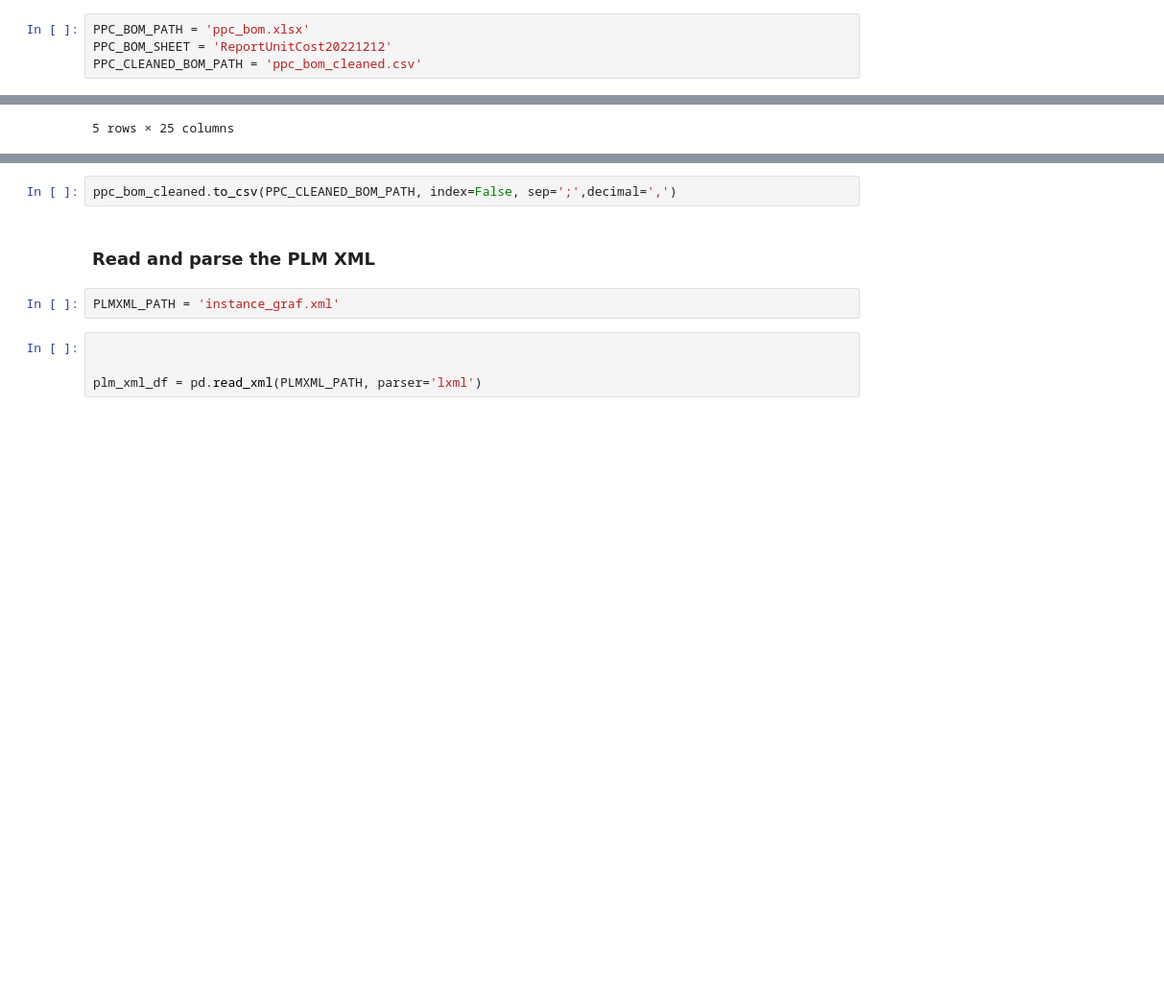
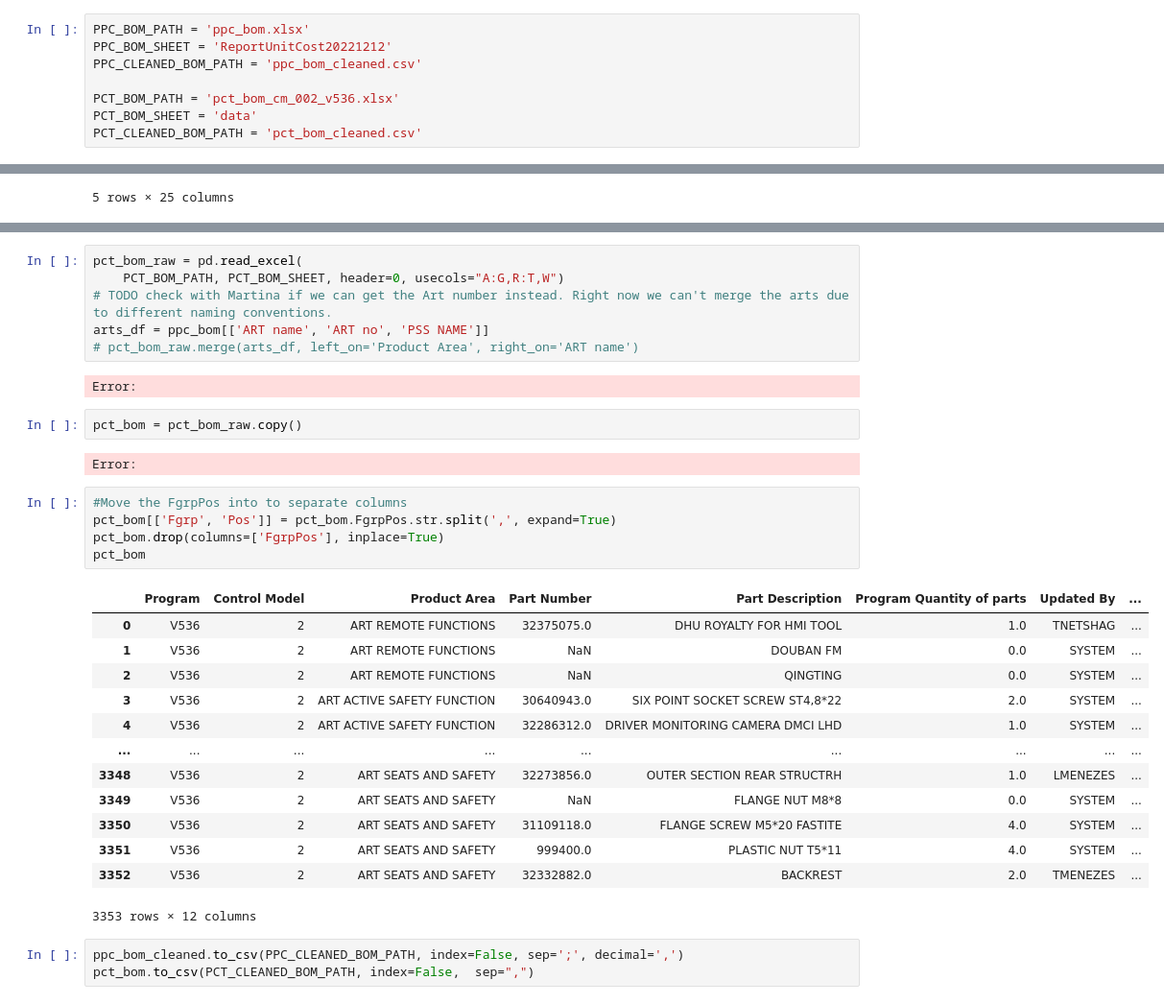
Before and after one commit to MartinIsaksson/bom_parser, a Jupyter notebook: ppc_parser.ipynb, the cells around one changed output, grey strips where cells are left out. Shown at 96% size. Saved outputs shown, nothing was run; the diff lists cells and outputs as text; blank space fills up the shorter version.

```diff
--- a/ppc_parser.ipynb
+++ b/ppc_parser.ipynb
@@ -22,3 +19,7 @@ from collections import defaultdict
 PPC_BOM_PATH = 'ppc_bom.xlsx'
 PPC_BOM_SHEET = 'ReportUnitCost20221212'
 PPC_CLEANED_BOM_PATH = 'ppc_bom_cleaned.csv'
+
+PCT_BOM_PATH = 'pct_bom_cm_002_v536.xlsx'
+PCT_BOM_SHEET = 'data'
+PCT_CLEANED_BOM_PATH = 'pct_bom_cleaned.csv'
@@ -105,10 +189,34 @@ ppc_bom_cleaned.head()
+# %%
+pct_bom_raw = pd.read_excel(
+    PCT_BOM_PATH, PCT_BOM_SHEET, header=0, usecols="A:G,R:T,W")
+# TODO check with Martina if we can get the Art number instead. Right now we can't merge the arts due to different naming conventions.
+arts_df = ppc_bom[['ART name', 'ART no', 'PSS NAME']]
+# pct_bom_raw.merge(arts_df, left_on='Product Area', right_on='ART name')
+# %% [output]
+Error:
+# %%
+pct_bom = pct_bom_raw.copy()
+# %% [output]
+Error:
+# %%
+#Move the FgrpPos into to separate columns
+pct_bom[['Fgrp', 'Pos']] = pct_bom.FgrpPos.str.split(',', expand=True)
+pct_bom.drop(columns=['FgrpPos'], inplace=True)
+pct_bom
+# %% [output]
+|  | Program | Control Model | Product Area | Part Number | Part Description | Program Quantity of parts | Updated By | ... |
+| 0 | V536 | 2 | ART REMOTE FUNCTIONS | 32375075.0 | DHU ROYALTY FOR HMI TOOL | 1.0 | TNETSHAG | ... |
+| 1 | V536 | 2 | ART REMOTE FUNCTIONS | NaN | DOUBAN FM | 0.0 | SYSTEM | ... |
+| 2 | V536 | 2 | ART REMOTE FUNCTIONS | NaN | QINGTING | 0.0 | SYSTEM | ... |
+| 3 | V536 | 2 | ART ACTIVE SAFETY FUNCTION | 30640943.0 | SIX POINT SOCKET SCREW ST4,8*22 | 2.0 | SYSTEM | ... |
+| 4 | V536 | 2 | ART ACTIVE SAFETY FUNCTION | 32286312.0 | DRIVER MONITORING CAMERA DMCI LHD | 1.0 | SYSTEM | ... |
+| ... | ... | ... | ... | ... | ... | ... | ... | ... |
+| 3348 | V536 | 2 | ART SEATS AND SAFETY | 32273856.0 | OUTER SECTION REAR STRUCTRH | 1.0 | LMENEZES | ... |
+| 3349 | V536 | 2 | ART SEATS AND SAFETY | NaN | FLANGE NUT M8*8 | 0.0 | SYSTEM | ... |
+| 3350 | V536 | 2 | ART SEATS AND SAFETY | 31109118.0 | FLANGE SCREW M5*20 FASTITE | 4.0 | SYSTEM | ... |
+| 3351 | V536 | 2 | ART SEATS AND SAFETY | 999400.0 | PLASTIC NUT T5*11 | 4.0 | SYSTEM | ... |
+| 3352 | V536 | 2 | ART SEATS AND SAFETY | 32332882.0 | BACKREST | 2.0 | TMENEZES | ... |
+3353 rows × 12 columns
 # %%
-ppc_bom_cleaned.to_csv(PPC_CLEANED_BOM_PATH, index=False, sep=';',decimal=',')
+ppc_bom_cleaned.to_csv(PPC_CLEANED_BOM_PATH, index=False, sep=';', decimal=',')
+pct_bom.to_csv(PCT_CLEANED_BOM_PATH, index=False,  sep=",")
-# %% [markdown]
-### Read and parse the PLM XML
-# %%
-PLMXML_PATH = 'instance_graf.xml'
-# %%
-
-
-plm_xml_df = pd.read_xml(PLMXML_PATH, parser='lxml')
```
Also changed, not shown: parts of 19 cells of this notebook, 12 other files.
